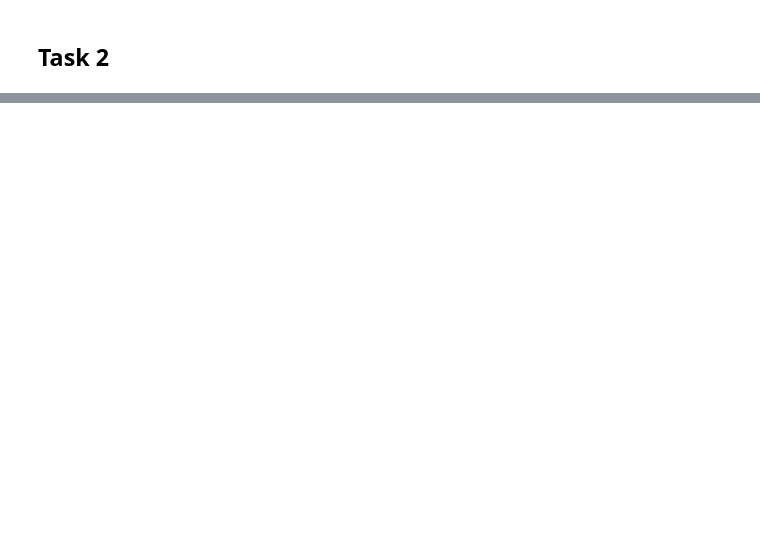
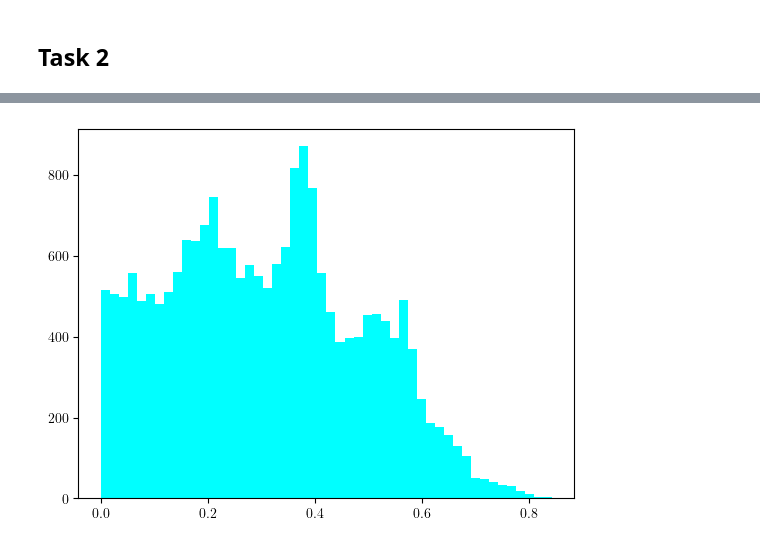
Before and after one commit to oalkaya/mfcgv-projects, a Jupyter notebook: MF2023-Exercise4/code/OptimalTransport/task1.ipynb, the cells around one changed output, grey strips where cells are left out. Saved outputs shown, nothing was run; the diff lists cells and outputs as text; code cells hidden in the pictures; blank space fills up the shorter version.

```diff
--- a/MF2023-Exercise4/code/OptimalTransport/task1.ipynb
+++ b/MF2023-Exercise4/code/OptimalTransport/task1.ipynb
@@ -86,0 +125,9 @@ plt.show()
+# %%
+# generate a random normalized 3D vector
+def random_normalized_vector_3d():
+    random_vec = np.random.random(3)
+    norm = np.linalg.norm(random_vec)
+    if norm == 0:
+        return np.random.rand(3)
+    else:
+        return random_vec / norm
@@ -86,0 +161,12 @@ plt.show()
+# %%
+# Sampled 2-Wasserstein
+x_distances = np.abs(projection_src - projection_dst)
+sampled_Wasserstein = np.average(x_distances)
+# %%
+def display_distribution(arr, num_buckets=10):
+    plt.hist(arr, num_buckets)
+    plt.show()
+# %%
+display_distribution(x_distances, 50)
+# %% [output]
+[figure, added]
```
Also changed, not shown: parts of 10 cells of this notebook.
